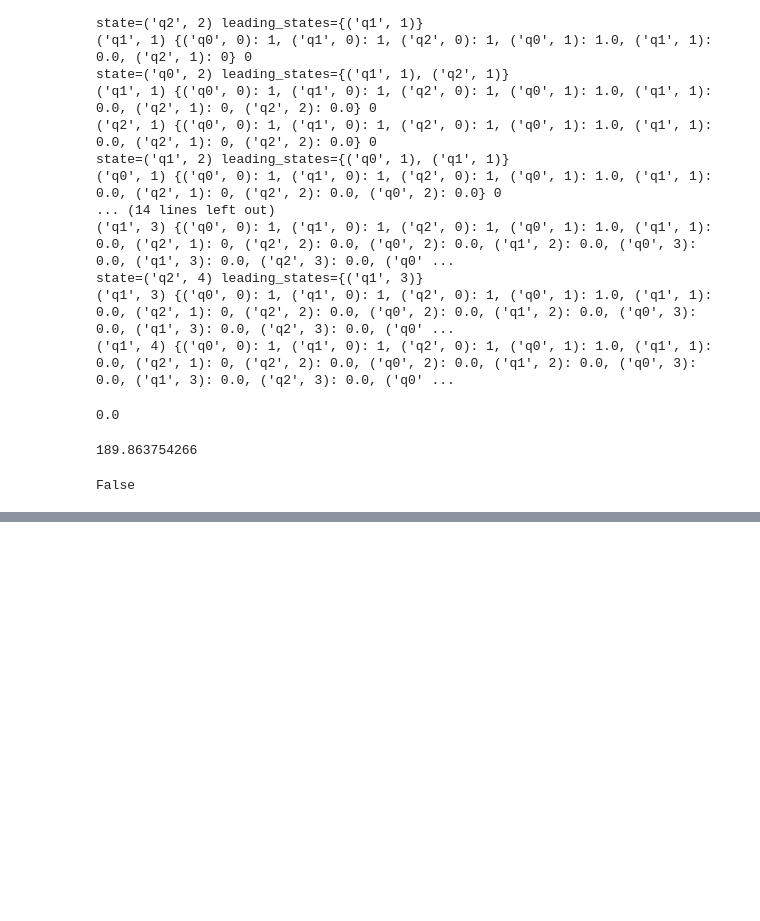
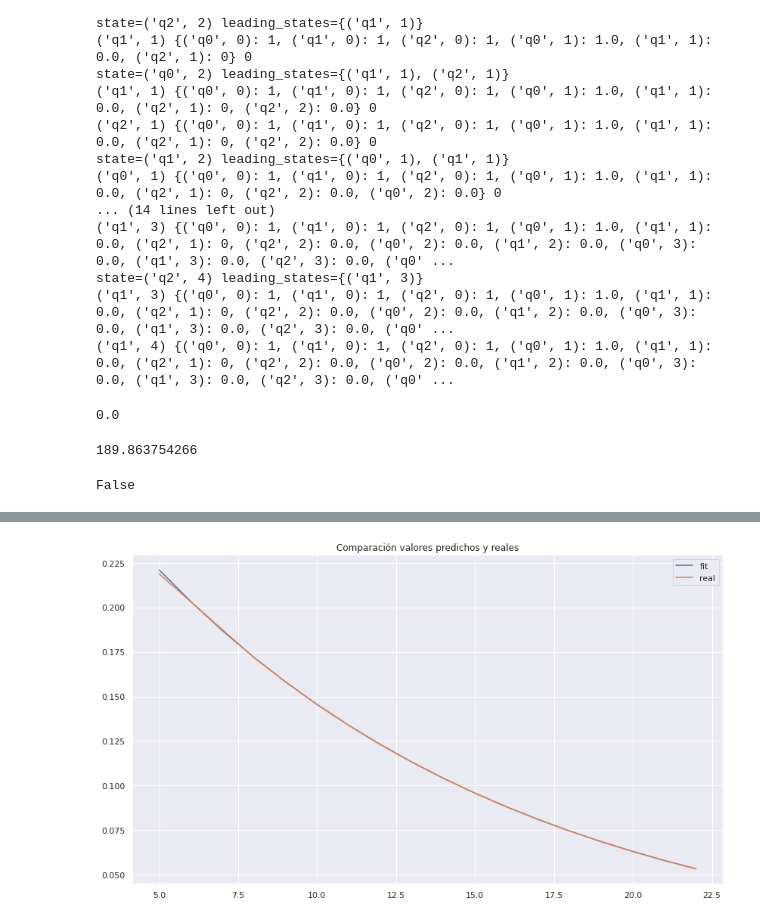
Before and after one commit to viantirreau/count-nfa, a Jupyter notebook: Bruteforce.ipynb, the cells around one changed output, grey strips where cells are left out. Saved outputs shown, nothing was run; the diff lists cells and outputs as text; code cells hidden in the pictures; blank space fills up the shorter version.

```diff
--- a/Bruteforce.ipynb
+++ b/Bruteforce.ipynb
@@ -494,0 +545,21 @@ False
+# %%
+def fit_function(x, a, b, c):
+    return a*b**(c*x)
+# %%
+predictable_data = df[df.i.between(8,14)]
+# %%
+x_data = predictable_data.i.values
+y_data = predictable_data.frac.values
+popt, pcov = scipy.optimize.curve_fit(fit_function, x_data, y_data, maxfev=1000)
+# %%
+all_data = df[df.i >= 5]
+all_x_data = all_data.i.values
+all_y_data = all_data.frac.values
+
+fig = plt.plot(all_x_data, fit_function(all_x_data, *popt), label="fit")
+plt.plot(all_x_data, all_y_data, label="real")
+plt.legend();
+plt.title("Comparación valores predichos y reales")
+plt.gcf().set_size_inches((14,8))
+# %% [output]
+[figure, added]
```
Also changed, not shown: parts of 21 cells of this notebook, 1 other file.
